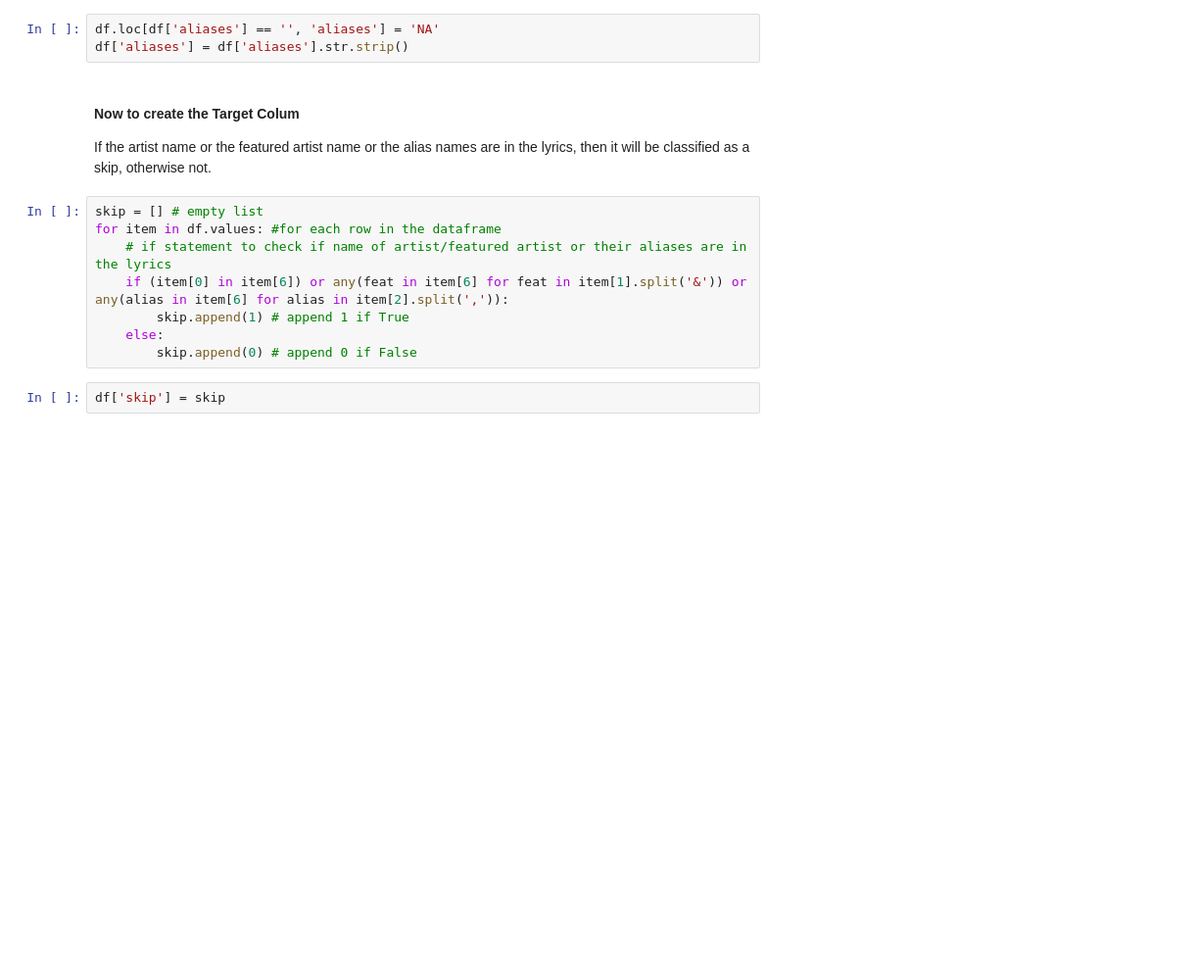
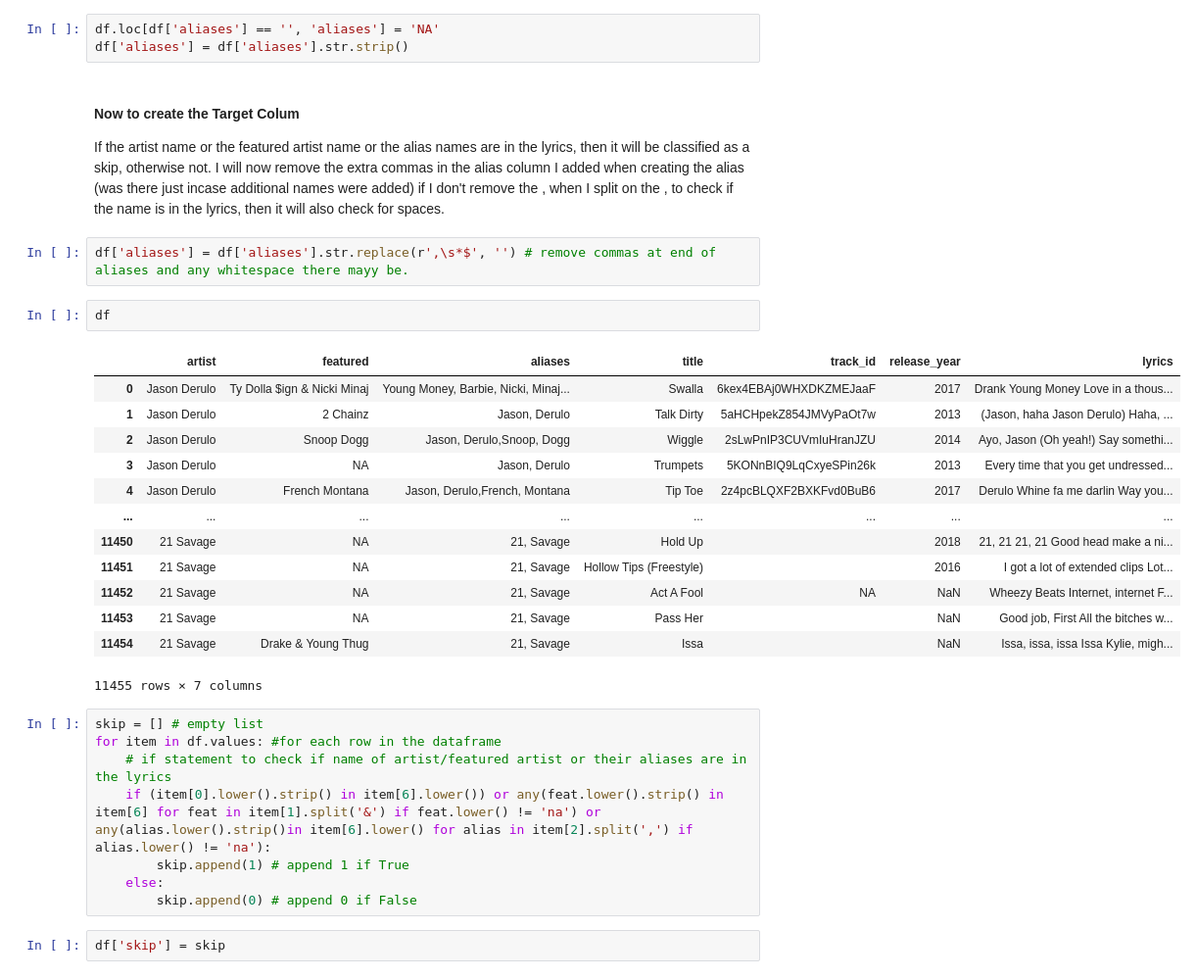
Before and after one commit to ArinkB/Predicting-Song-Skips, a Jupyter notebook: 2_Data Cleanup.ipynb, the cells around one changed output. Shown: that part at 98% size. Saved outputs shown, nothing was run; the diff lists cells and outputs as text; blank space fills up the shorter version.

```diff
--- a/2_Data Cleanup.ipynb
+++ b/2_Data Cleanup.ipynb
@@ -255,12 +255,30 @@ df.loc[df['aliases'] == '', 'aliases'] = 'NA'
 df['aliases'] = df['aliases'].str.strip()
 # %% [markdown]
 #### Now to create the Target Colum
-If the artist name or the featured artist name or the alias names are in the lyrics, then it will be classified as a skip, otherwise not.
+If the artist name or the featured artist name or the alias names are in the lyrics, then it will be classified as a skip, otherwise not. I will now remove the extra commas in the alias column I added when creating the alias (was there just incase additional names were added) if I don't remove the , when I split on the , to check if the name is in the lyrics, then it will also check for spaces.
+# %%
+df['aliases'] = df['aliases'].str.replace(r',\s*$', '') # remove commas at end of aliases and any whitespace there mayy be.
+# %%
+df
+# %% [output]
+|  | artist | featured | aliases | title | track_id | release_year | lyrics |
+| 0 | Jason Derulo | Ty Dolla $ign & Nicki Minaj | Young Money, Barbie, Nicki, Minaj... | Swalla | 6kex4EBAj0WHXDKZMEJaaF | 2017 | Drank Young Money Love in a thous... |
+| 1 | Jason Derulo | 2 Chainz | Jason, Derulo | Talk Dirty | 5aHCHpekZ854JMVyPaOt7w | 2013 | (Jason, haha Jason Derulo) Haha, ... |
+| 2 | Jason Derulo | Snoop Dogg | Jason, Derulo,Snoop, Dogg | Wiggle | 2sLwPnIP3CUVmIuHranJZU | 2014 | Ayo, Jason (Oh yeah!) Say somethi... |
+| 3 | Jason Derulo | NA | Jason, Derulo | Trumpets | 5KONnBIQ9LqCxyeSPin26k | 2013 | Every time that you get undressed... |
+| 4 | Jason Derulo | French Montana | Jason, Derulo,French, Montana | Tip Toe | 2z4pcBLQXF2BXKFvd0BuB6 | 2017 | Derulo Whine fa me darlin Way you... |
+| ... | ... | ... | ... | ... | ... | ... | ... |
+| 11450 | 21 Savage | NA | 21, Savage | Hold Up |  | 2018 | 21, 21 21, 21 Good head make a ni... |
+| 11451 | 21 Savage | NA | 21, Savage | Hollow Tips (Freestyle) |  | 2016 | I got a lot of extended clips Lot... |
+| 11452 | 21 Savage | NA | 21, Savage | Act A Fool | NA | NaN | Wheezy Beats Internet, internet F... |
+| 11453 | 21 Savage | NA | 21, Savage | Pass Her |  | NaN | Good job, First All the bitches w... |
+| 11454 | 21 Savage | Drake & Young Thug | 21, Savage | Issa |  | NaN | Issa, issa, issa Issa Kylie, migh... |
+11455 rows × 7 columns
 # %%
 skip = [] # empty list
 for item in df.values: #for each row in the dataframe
     # if statement to check if name of artist/featured artist or their aliases are in the lyrics
-    if (item[0] in item[6]) or any(feat in item[6] for feat in item[1].split('&')) or any(alias in item[6] for alias in item[2].split(',')):
+    if (item[0].lower().strip() in item[6].lower()) or any(feat.lower().strip() in item[6] for feat in item[1].split('&') if feat.lower() != 'na') or any(alias.lower().strip()in item[6].lower() for alias in item[2].split(',') if alias.lower() != 'na'):
         skip.append(1) # append 1 if True
     else:
         skip.append(0) # append 0 if False
```
Also changed, not shown: parts of 7 cells of this notebook, 4 other files.
